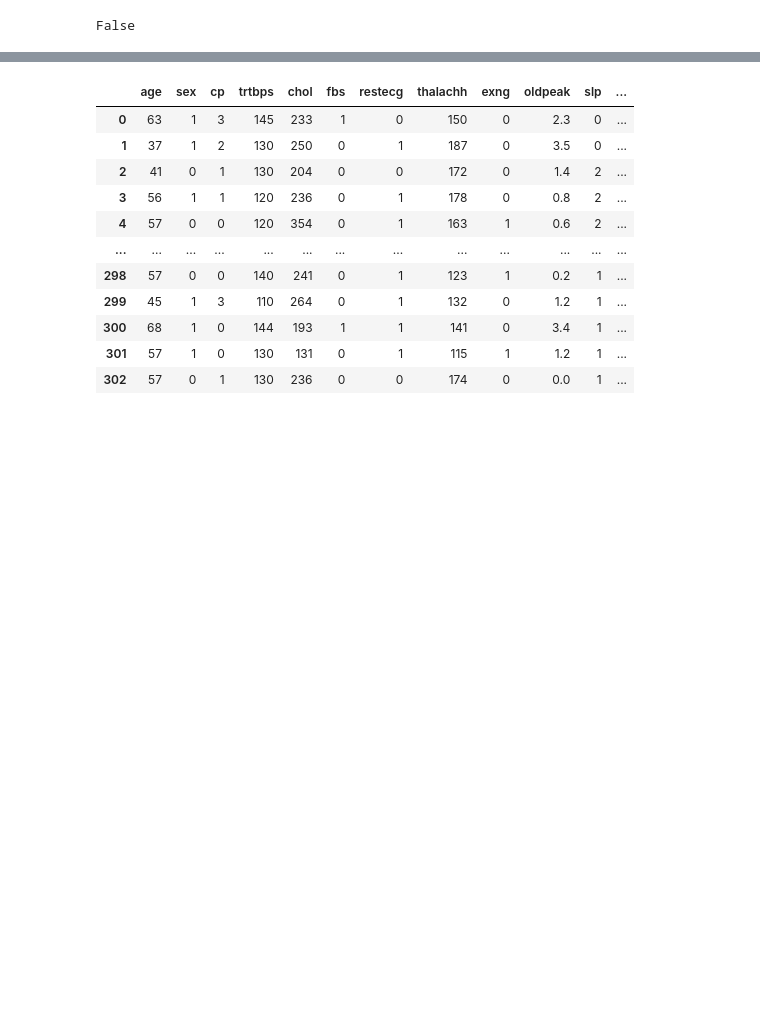
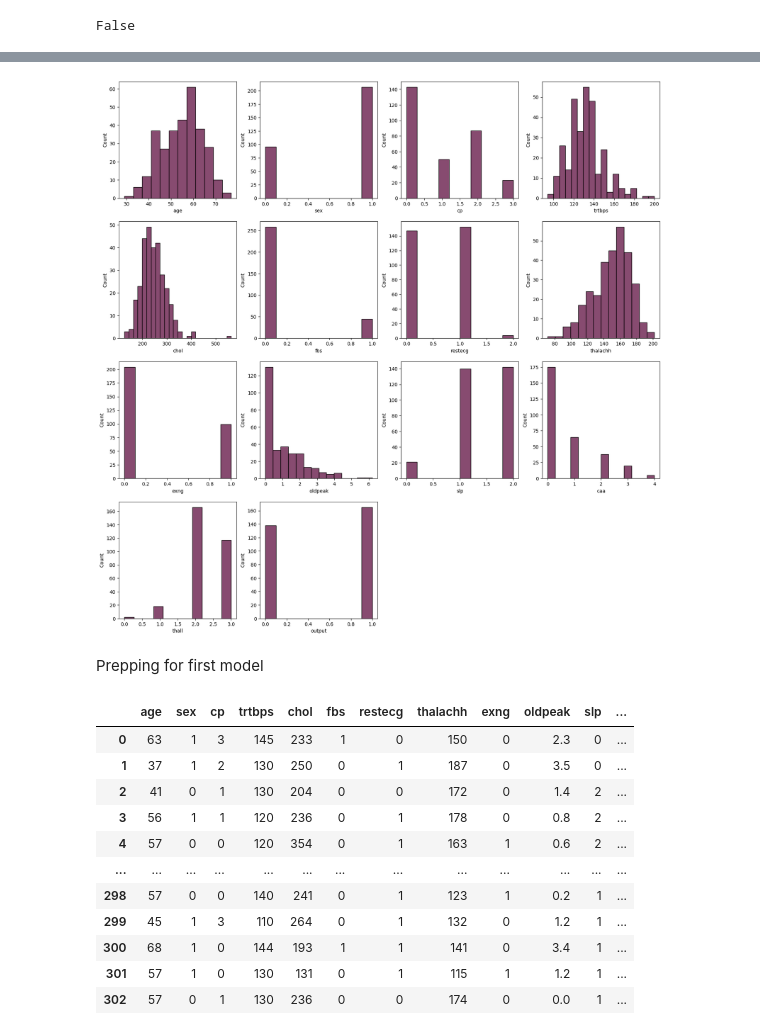
Before and after one commit to GacildaAnne/DatascienceExam, a Jupyter notebook: ExamVS.ipynb, the cells around one changed output, grey strips where cells are left out. Drawn from its saved outputs; the diff is of its cells as text; code cells hidden in the pictures; blank space fills up the shorter version.

```diff
--- a/ExamVS.ipynb
+++ b/ExamVS.ipynb
@@ -77,3 +79,13 @@ False
+# %%
+plt.figure(figsize = (20, 20))
+
+for i in range(len(DF.columns)):
+    plt.subplot(4, 4, i+1)
+    sns.histplot(DF.iloc[:, i], color = '#5F0F40')
+# %% [output]
+[figure, added]
+# %% [markdown]
+Prepping for first model
 # %%
 #Choose what variables you want in x. : before comma means all rows, :13 after comma means all the 13 first columns
 
```
Also changed, not shown: parts of 4 cells of this notebook.
